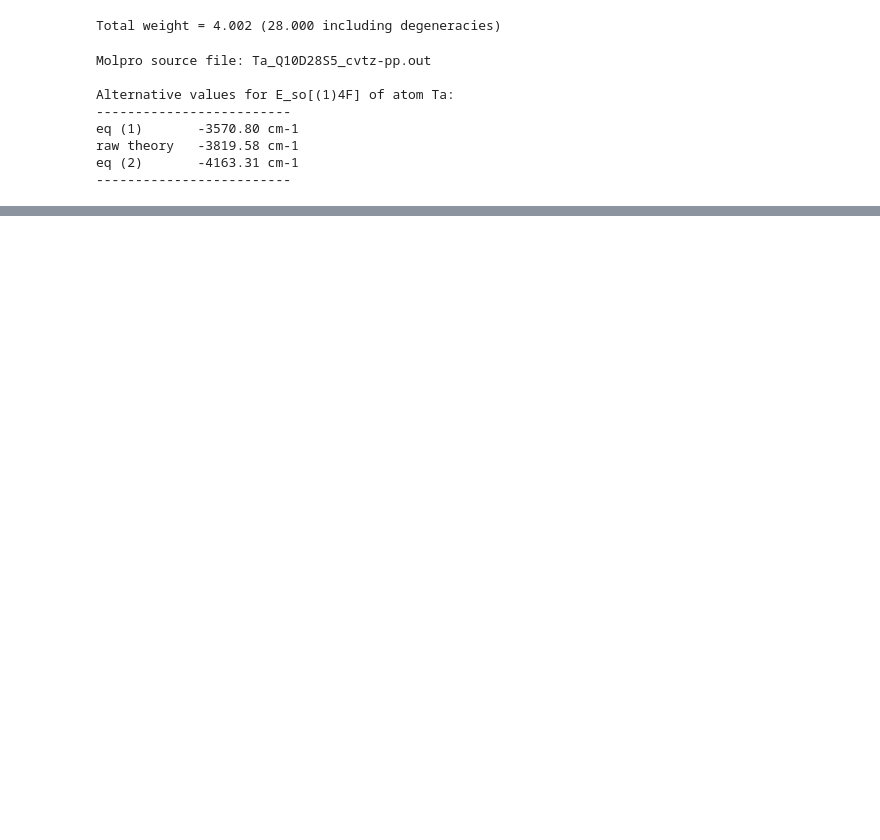
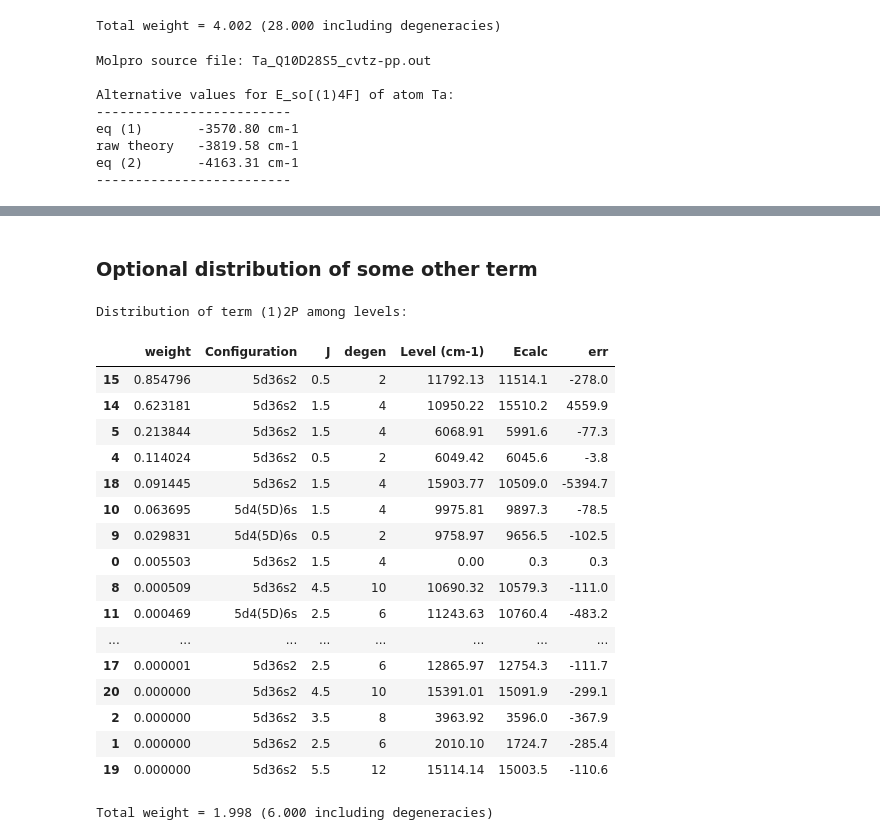
Before and after one commit to kkinist/atomic_SOC, a Jupyter notebook: atomic_soc9.ipynb, the cells around one changed output, grey strips where cells are left out. Cells and saved outputs as stored; diff of their text form; code cells hidden in the pictures; blank space fills up the shorter version.

```diff
--- a/atomic_soc9.ipynb
+++ b/atomic_soc9.ipynb
@@ -1258,0 +1260,30 @@ Errors in term energies (cm-1) as inferred from the full distribution
+# %% [markdown]
+### Optional distribution of some other term
+# %%
+other_term = '(1)2P'
+Eterm, df_distrib = term_energy_from_levels(dfdiff, other_term, returnDF=True)
+print(f'Distribution of term {other_term} among levels:')
+display(df_distrib.sort_values('weight', ascending=False).style.format(fmt))
+wtot = df_distrib.weight.sum()
+dwtot = np.dot(df_distrib.weight, df_distrib.degen)
+print('Total weight = {:.3f} ({:.3f} including degeneracies)'.format(wtot, dwtot))
+# %% [output]
+Distribution of term (1)2P among levels:
+|  | weight | Configuration | J | degen | Level (cm-1) | Ecalc | err |
+| 15 | 0.854796 | 5d36s2 | 0.5 | 2 | 11792.13 | 11514.1 | -278.0 |
+| 14 | 0.623181 | 5d36s2 | 1.5 | 4 | 10950.22 | 15510.2 | 4559.9 |
+| 5 | 0.213844 | 5d36s2 | 1.5 | 4 | 6068.91 | 5991.6 | -77.3 |
+| 4 | 0.114024 | 5d36s2 | 0.5 | 2 | 6049.42 | 6045.6 | -3.8 |
+| 18 | 0.091445 | 5d36s2 | 1.5 | 4 | 15903.77 | 10509.0 | -5394.7 |
+| 10 | 0.063695 | 5d4(5D)6s | 1.5 | 4 | 9975.81 | 9897.3 | -78.5 |
+| 9 | 0.029831 | 5d4(5D)6s | 0.5 | 2 | 9758.97 | 9656.5 | -102.5 |
+| 0 | 0.005503 | 5d36s2 | 1.5 | 4 | 0.00 | 0.3 | 0.3 |
+| 8 | 0.000509 | 5d36s2 | 4.5 | 10 | 10690.32 | 10579.3 | -111.0 |
+| 11 | 0.000469 | 5d4(5D)6s | 2.5 | 6 | 11243.63 | 10760.4 | -483.2 |
+| ... | ... | ... | ... | ... | ... | ... | ... |
+| 17 | 0.000001 | 5d36s2 | 2.5 | 6 | 12865.97 | 12754.3 | -111.7 |
+| 20 | 0.000000 | 5d36s2 | 4.5 | 10 | 15391.01 | 15091.9 | -299.1 |
+| 2 | 0.000000 | 5d36s2 | 3.5 | 8 | 3963.92 | 3596.0 | -367.9 |
+| 1 | 0.000000 | 5d36s2 | 2.5 | 6 | 2010.10 | 1724.7 | -285.4 |
+| 19 | 0.000000 | 5d36s2 | 5.5 | 12 | 15114.14 | 15003.5 | -110.6 |
+Total weight = 1.998 (6.000 including degeneracies)
```
Also changed, not shown: parts of 4 cells of this notebook.
